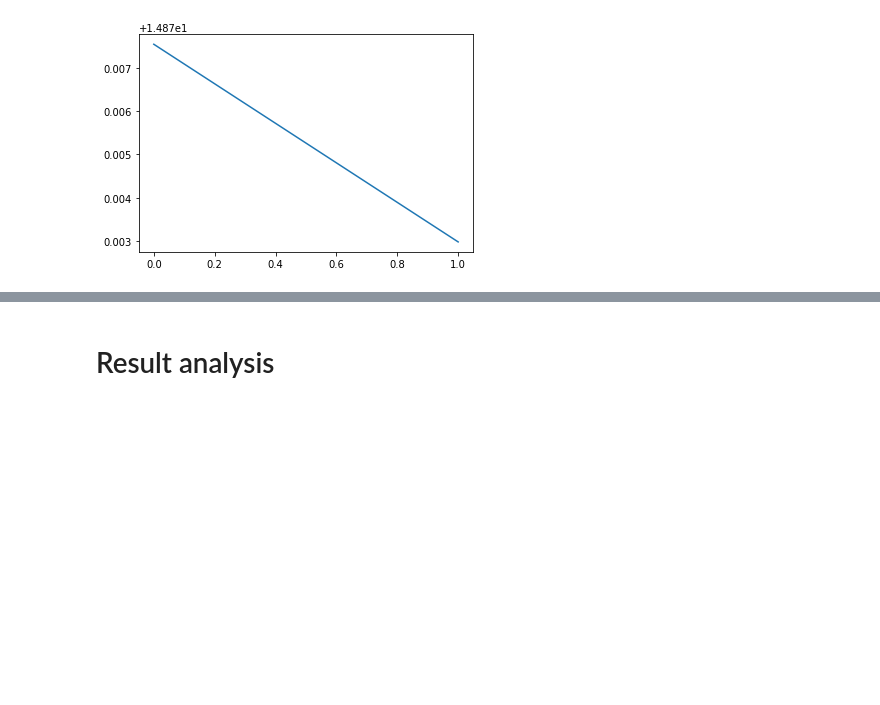
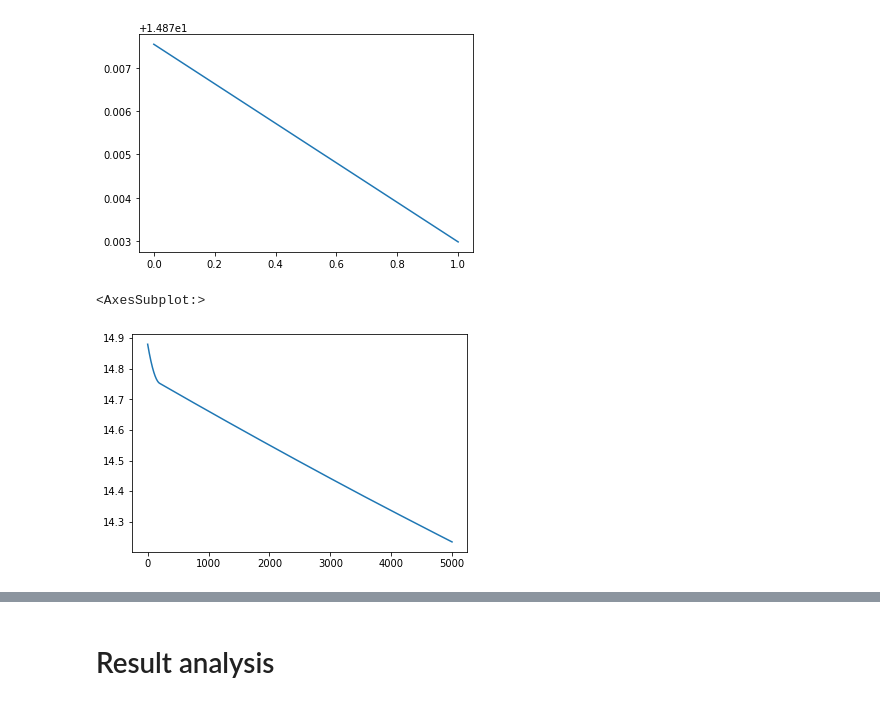
Before and after one commit to DecodEPFL/eiv-grid-id, a Jupyter notebook: notebooks/EF_08_full_network_polar.ipynb, the cells around one changed output, grey strips where cells are left out. Cells and saved outputs as stored; diff of their text form; code cells hidden in the pictures; blank space fills up the shorter version.

```diff
--- a/notebooks/EF_08_full_network_polar.ipynb
+++ b/notebooks/EF_08_full_network_polar.ipynb
@@ -213,7 +213,7 @@ sparse_tls_targets.plot()
 # %%
 with mlflow.start_run(run_name='S-TLS with covariance'):
     max_iterations = 5000
-    abs_tol = 10e-7
+    abs_tol = 10e-4
     rel_tol = 10e-7
     solver = cp.GUROBI
     use_cov_matrix = True
@@ -228,6 +228,7 @@ with mlflow.start_run(run_name='S-TLS with covariance'):
     inv_sigma_voltage = sparse.linalg.inv(sigma_voltage)
 
     sparse_tls_cov = SparseTotalLeastSquare(lambda_value=250, abs_tol=abs_tol, rel_tol=rel_tol, solver=solver, max_iterations=max_iterations)
+    sparse_tls_cov._total_l1 = (0.1,1.0*(np.sum(np.abs(np.real(y_bus))) + np.sum(np.abs(np.imag(y_bus)))))
     sparse_tls_cov.fit(noisy_voltage, noisy_current, inv_sigma_voltage, inv_sigma_current, y_init=y_tls)
 
     y_sparse_tls_cov = sparse_tls_cov.fitted_admittance_matrix
@@ -250,4 +251,7 @@ with mlflow.start_run(run_name='S-TLS with covariance'):
         mlflow.log_metric('opt_cost_evo', value=sparse_tls_cov_targets[i], step=i)
 # %%
 sparse_tls_cov_errors.plot()
-sparse_tls_cov_targets.copy().multiply(0.00004).plot()
+#sparse_tls_cov_targets.copy().multiply(0.00004).plot()
+# %% [output]
+<AxesSubplot:>
+[figure, added]
```
Also changed, not shown: parts of 14 cells of this notebook, 1 other file.
